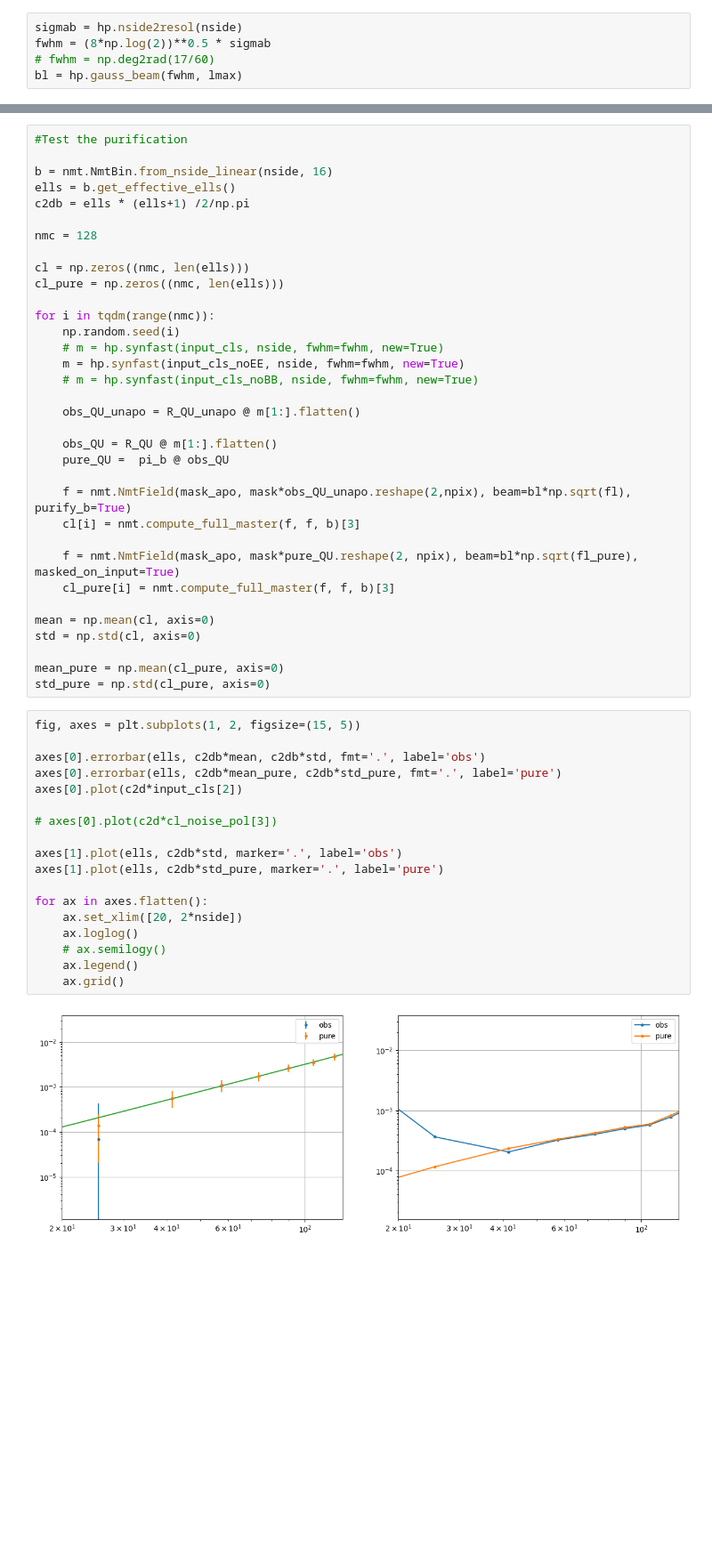
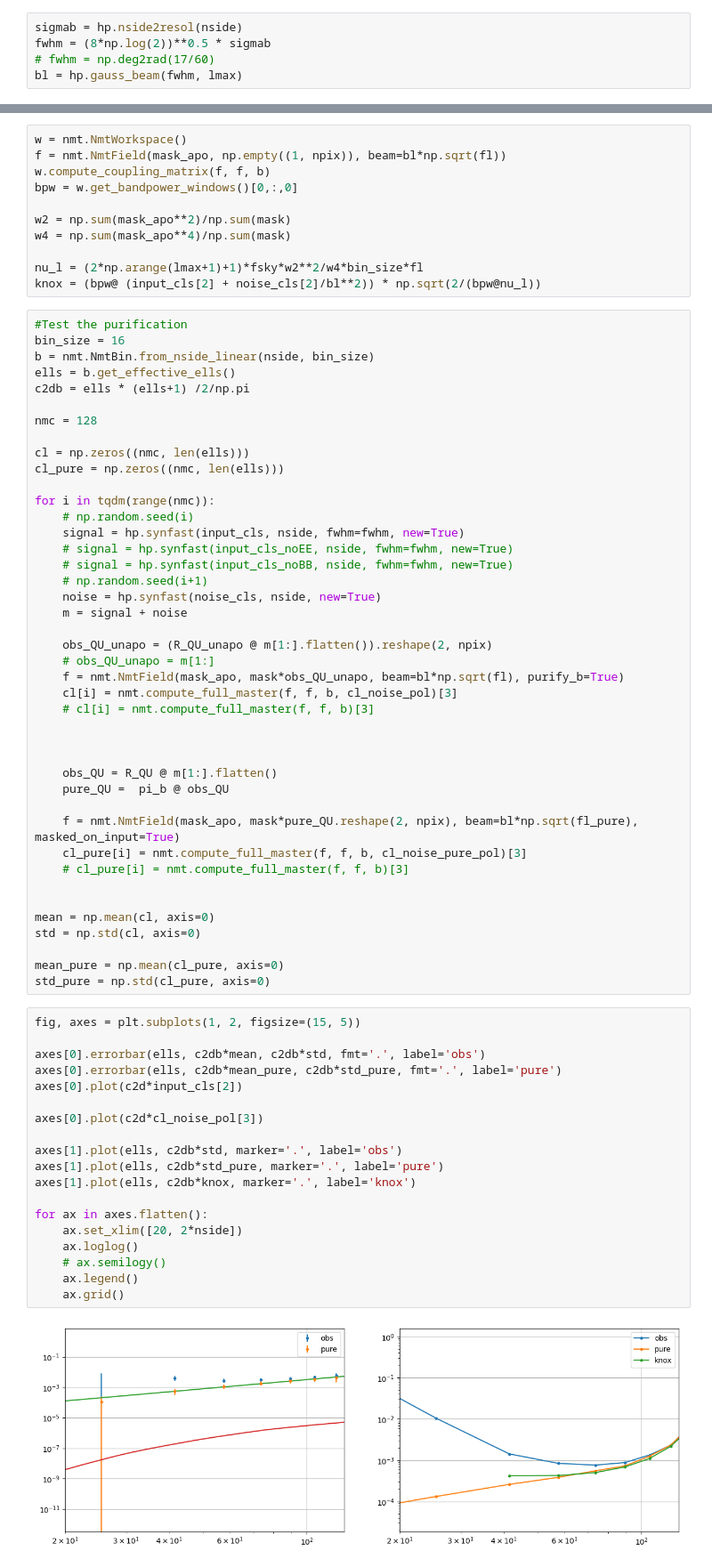
Before and after one commit to catyz/filterbin, a Jupyter notebook: covariance.ipynb, the cells around one changed output, grey strips where cells are left out. Shown at 89% size. Cells and saved outputs as stored; diff of their text form; blank space fills up the shorter version.

```diff
--- a/covariance.ipynb
+++ b/covariance.ipynb
@@ -248,7 +247,18 @@ plt.legend()
+# %%
+w = nmt.NmtWorkspace()
+f = nmt.NmtField(mask_apo, np.empty((1, npix)), beam=bl*np.sqrt(fl))
+w.compute_coupling_matrix(f, f, b)
+bpw = w.get_bandpower_windows()[0,:,0]
+
+w2 = np.sum(mask_apo**2)/np.sum(mask)
+w4 = np.sum(mask_apo**4)/np.sum(mask)
+
+nu_l = (2*np.arange(lmax+1)+1)*fsky*w2**2/w4*bin_size*fl
+knox = (bpw@ (input_cls[2] + noise_cls[2]/bl**2)) * np.sqrt(2/(bpw@nu_l))
 # %%
 #Test the purification
-
-b = nmt.NmtBin.from_nside_linear(nside, 16)
+bin_size = 16
+b = nmt.NmtBin.from_nside_linear(nside, bin_size)
 ells = b.get_effective_ells()
 c2db = ells * (ells+1) /2/np.pi
 
@@ -258,21 +268,29 @@ cl = np.zeros((nmc, len(ells)))
 cl_pure = np.zeros((nmc, len(ells)))
 
 for i in tqdm(range(nmc)):
-    np.random.seed(i)
-    # m = hp.synfast(input_cls, nside, fwhm=fwhm, new=True)
-    m = hp.synfast(input_cls_noEE, nside, fwhm=fwhm, new=True)
-    # m = hp.synfast(input_cls_noBB, nside, fwhm=fwhm, new=True)
+    # np.random.seed(i)
+    signal = hp.synfast(input_cls, nside, fwhm=fwhm, new=True)
+    # signal = hp.synfast(input_cls_noEE, nside, fwhm=fwhm, new=True)
+    # signal = hp.synfast(input_cls_noBB, nside, fwhm=fwhm, new=True)
+    # np.random.seed(i+1)
+    noise = hp.synfast(noise_cls, nside, new=True)
+    m = signal + noise
 
-    obs_QU_unapo = R_QU_unapo @ m[1:].flatten()
+    obs_QU_unapo = (R_QU_unapo @ m[1:].flatten()).reshape(2, npix)
+    # obs_QU_unapo = m[1:]
+    f = nmt.NmtField(mask_apo, mask*obs_QU_unapo, beam=bl*np.sqrt(fl), purify_b=True)
+    cl[i] = nmt.compute_full_master(f, f, b, cl_noise_pol)[3]
+    # cl[i] = nmt.compute_full_master(f, f, b)[3]
+
+
 
     obs_QU = R_QU @ m[1:].flatten()
     pure_QU =  pi_b @ obs_QU
 
-    f = nmt.NmtField(mask_apo, mask*obs_QU_unapo.reshape(2,npix), beam=bl*np.sqrt(fl), purify_b=True)
-    cl[i] = nmt.compute_full_master(f, f, b)[3]
+    f = nmt.NmtField(mask_apo, mask*pure_QU.reshape(2, npix), beam=bl*np.sqrt(fl_pure), masked_on_input=True)
+    cl_pure[i] = nmt.compute_full_master(f, f, b, cl_noise_pure_pol)[3]
+    # cl_pure[i] = nmt.compute_full_master(f, f, b)[3]
 
-    f = nmt.NmtField(mask_apo, mask*pure_QU.reshape(2, npix), beam=bl*np.sqrt(fl_pure), masked_on_input=True)
-    cl_pure[i] = nmt.compute_full_master(f, f, b)[3]
 
 mean = np.mean(cl, axis=0)
 std = np.std(cl, axis=0)
@@ -282,20 +300,21 @@ std_pure = np.std(cl_pure, axis=0)
 # %%
 fig, axes = plt.subplots(1, 2, figsize=(15, 5))
 
 axes[0].errorbar(ells, c2db*mean, c2db*std, fmt='.', label='obs')
 axes[0].errorbar(ells, c2db*mean_pure, c2db*std_pure, fmt='.', label='pure')
 axes[0].plot(c2d*input_cls[2])
 
-# axes[0].plot(c2d*cl_noise_pol[3])
+axes[0].plot(c2d*cl_noise_pol[3])
 
 axes[1].plot(ells, c2db*std, marker='.', label='obs')
 axes[1].plot(ells, c2db*std_pure, marker='.', label='pure')
+axes[1].plot(ells, c2db*knox, marker='.', label='knox')
 
 for ax in axes.flatten():
     ax.set_xlim([20, 2*nside])
     ax.loglog()
     # ax.semilogy()
     ax.legend()
     ax.grid()
 # %% [output]
-[figure, old version]
+[figure, new version]
```
Also changed, not shown: parts of 22 cells of this notebook.
